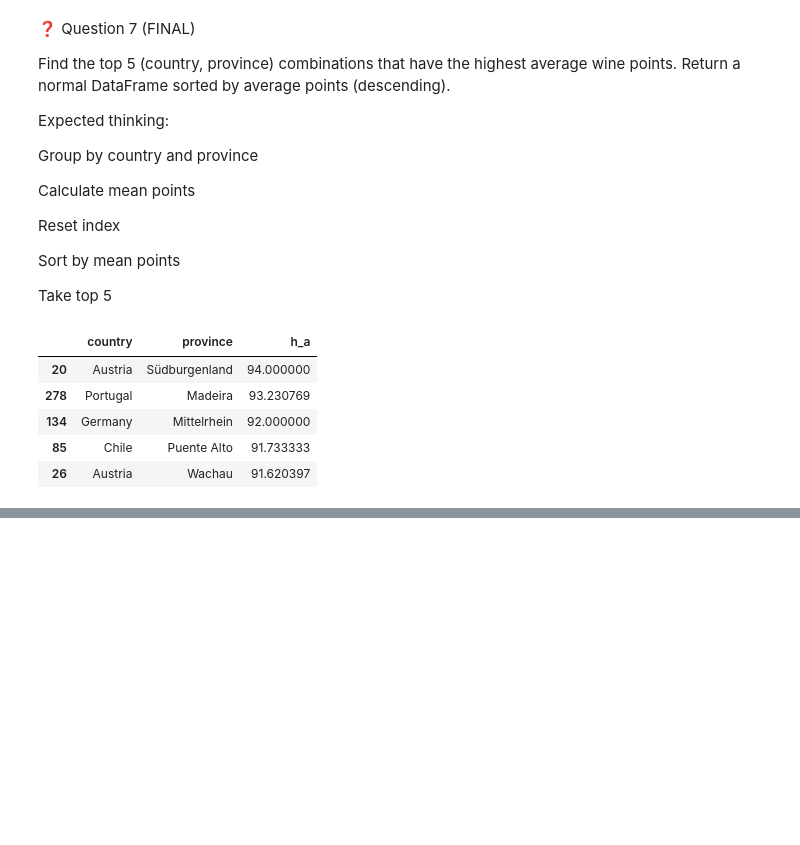
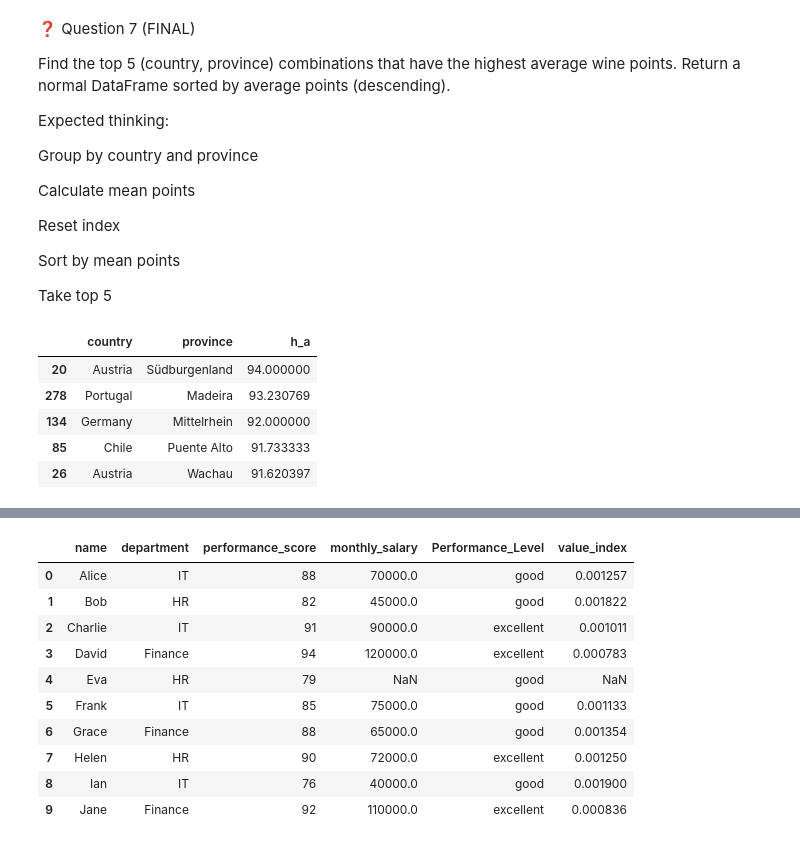
Before and after one commit to Rajyalaxmi29/pandas, a Jupyter notebook: pandas_grouping_and_sort.ipynb, the cells around one changed output, grey strips where cells are left out. Cells and saved outputs as stored; diff of their text form; code cells hidden in the pictures; blank space fills up the shorter version.

```diff
--- a/pandas_grouping_and_sort.ipynb
+++ b/pandas_grouping_and_sort.ipynb
@@ -295,0 +389,15 @@ r
+# %%
+df.loc[:,['name','department','performance_score','monthly_salary','Performance_Level','value_index'
+]]
+# %% [output]
+|  | name | department | performance_score | monthly_salary | Performance_Level | value_index |
+| 0 | Alice | IT | 88 | 70000.0 | good | 0.001257 |
+| 1 | Bob | HR | 82 | 45000.0 | good | 0.001822 |
+| 2 | Charlie | IT | 91 | 90000.0 | excellent | 0.001011 |
+| 3 | David | Finance | 94 | 120000.0 | excellent | 0.000783 |
+| 4 | Eva | HR | 79 | NaN | good | NaN |
+| 5 | Frank | IT | 85 | 75000.0 | good | 0.001133 |
+| 6 | Grace | Finance | 88 | 65000.0 | good | 0.001354 |
+| 7 | Helen | HR | 90 | 72000.0 | excellent | 0.001250 |
+| 8 | Ian | IT | 76 | 40000.0 | good | 0.001900 |
+| 9 | Jane | Finance | 92 | 110000.0 | excellent | 0.000836 |
```
Also changed, not shown: parts of 7 cells of this notebook.
